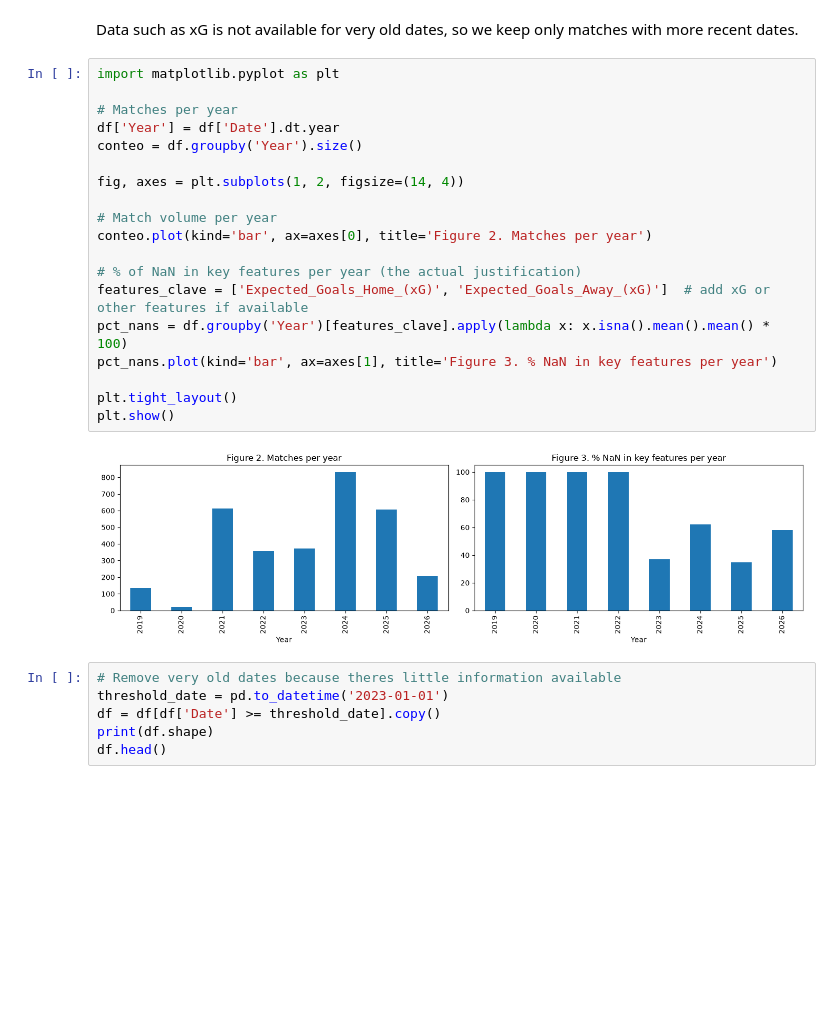
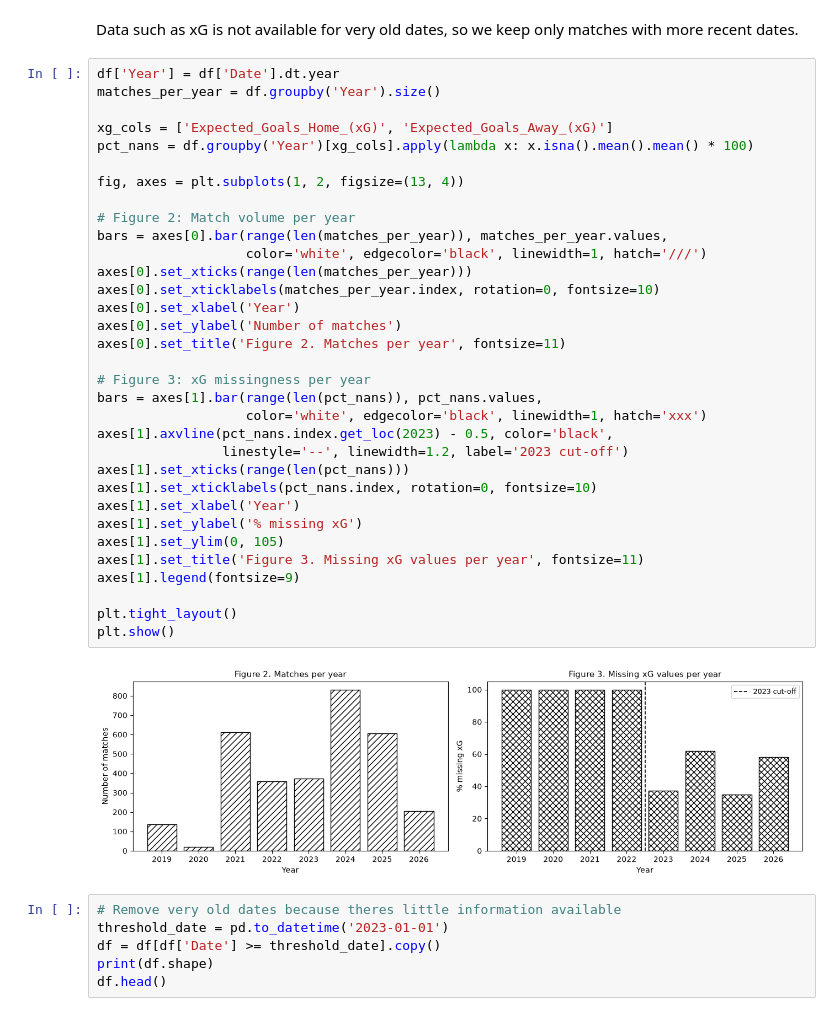
Before and after one commit to dondarjl/Football-scrapping-project, a Jupyter notebook: Data Cleaning.ipynb, the cells around one changed output. Saved outputs shown, nothing was run; the diff lists cells and outputs as text; blank space fills up the shorter version.

```diff
--- a/Data Cleaning.ipynb
+++ b/Data Cleaning.ipynb
@@ -508,26 +507,40 @@ df.describe()
 # %% [markdown]
 Data such as xG is not available for very old dates, so we keep only matches with more recent dates.
 # %%
-import matplotlib.pyplot as plt
+df['Year'] = df['Date'].dt.year
+matches_per_year = df.groupby('Year').size()
 
-# Matches per year
-df['Year'] = df['Date'].dt.year
-conteo = df.groupby('Year').size()
+xg_cols = ['Expected_Goals_Home_(xG)', 'Expected_Goals_Away_(xG)']
+pct_nans = df.groupby('Year')[xg_cols].apply(lambda x: x.isna().mean().mean() * 100)
 
-fig, axes = plt.subplots(1, 2, figsize=(14, 4))
+fig, axes = plt.subplots(1, 2, figsize=(13, 4))
 
-# Match volume per year
-conteo.plot(kind='bar', ax=axes[0], title='Figure 2. Matches per year')
+# Figure 2: Match volume per year
+bars = axes[0].bar(range(len(matches_per_year)), matches_per_year.values,
+                   color='white', edgecolor='black', linewidth=1, hatch='///')
+axes[0].set_xticks(range(len(matches_per_year)))
+axes[0].set_xticklabels(matches_per_year.index, rotation=0, fontsize=10)
+axes[0].set_xlabel('Year')
+axes[0].set_ylabel('Number of matches')
+axes[0].set_title('Figure 2. Matches per year', fontsize=11)
 
-# % of NaN in key features per year (the actual justification)
-features_clave = ['Expected_Goals_Home_(xG)', 'Expected_Goals_Away_(xG)']  # add xG or other features if available
-pct_nans = df.groupby('Year')[features_clave].apply(lambda x: x.isna().mean().mean() * 100)
-pct_nans.plot(kind='bar', ax=axes[1], title='Figure 3. % NaN in key features per year')
+# Figure 3: xG missingness per year
+bars = axes[1].bar(range(len(pct_nans)), pct_nans.values,
+                   color='white', edgecolor='black', linewidth=1, hatch='xxx')
+axes[1].axvline(pct_nans.index.get_loc(2023) - 0.5, color='black',
+                linestyle='--', linewidth=1.2, label='2023 cut-off')
+axes[1].set_xticks(range(len(pct_nans)))
+axes[1].set_xticklabels(pct_nans.index, rotation=0, fontsize=10)
+axes[1].set_xlabel('Year')
+axes[1].set_ylabel('% missing xG')
+axes[1].set_ylim(0, 105)
+axes[1].set_title('Figure 3. Missing xG values per year', fontsize=11)
+axes[1].legend(fontsize=9)
 
 plt.tight_layout()
 plt.show()
 # %% [output]
-[figure, old version]
+[figure, new version]
 # %%
 # Remove very old dates because theres little information available
 threshold_date = pd.to_datetime('2023-01-01')
```
Also changed, not shown: parts of 9 cells of this notebook.
